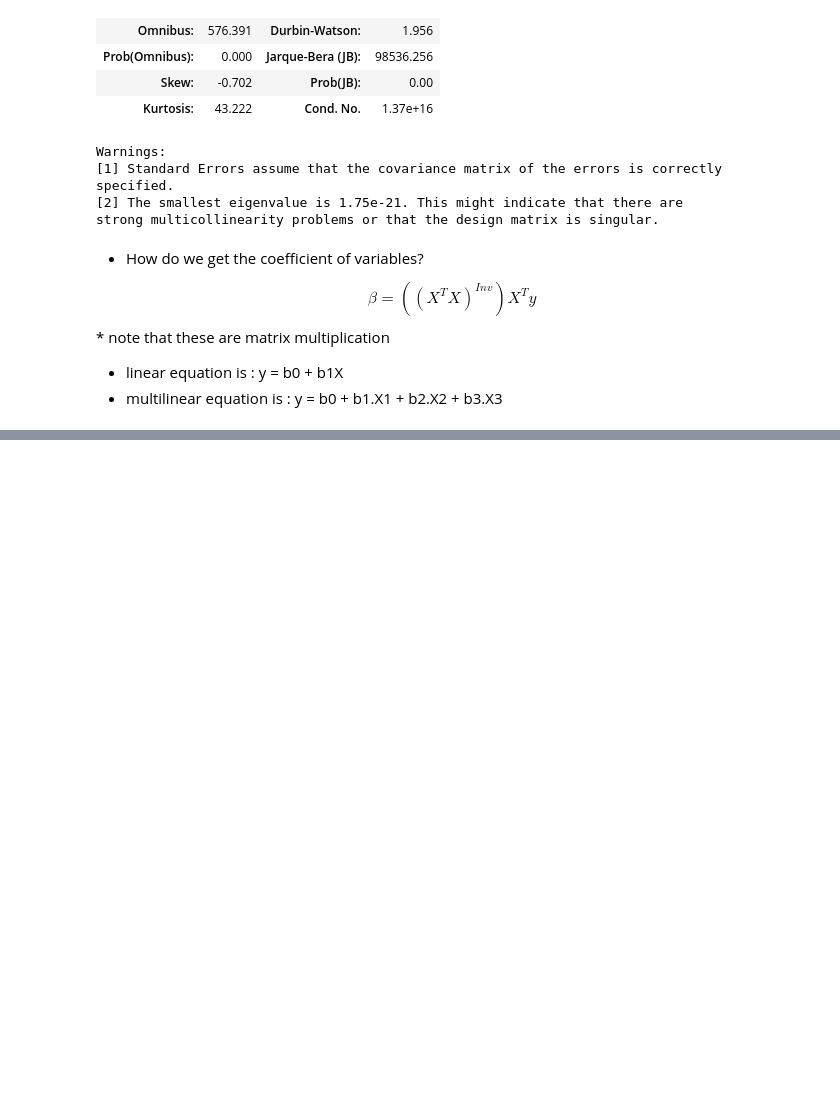
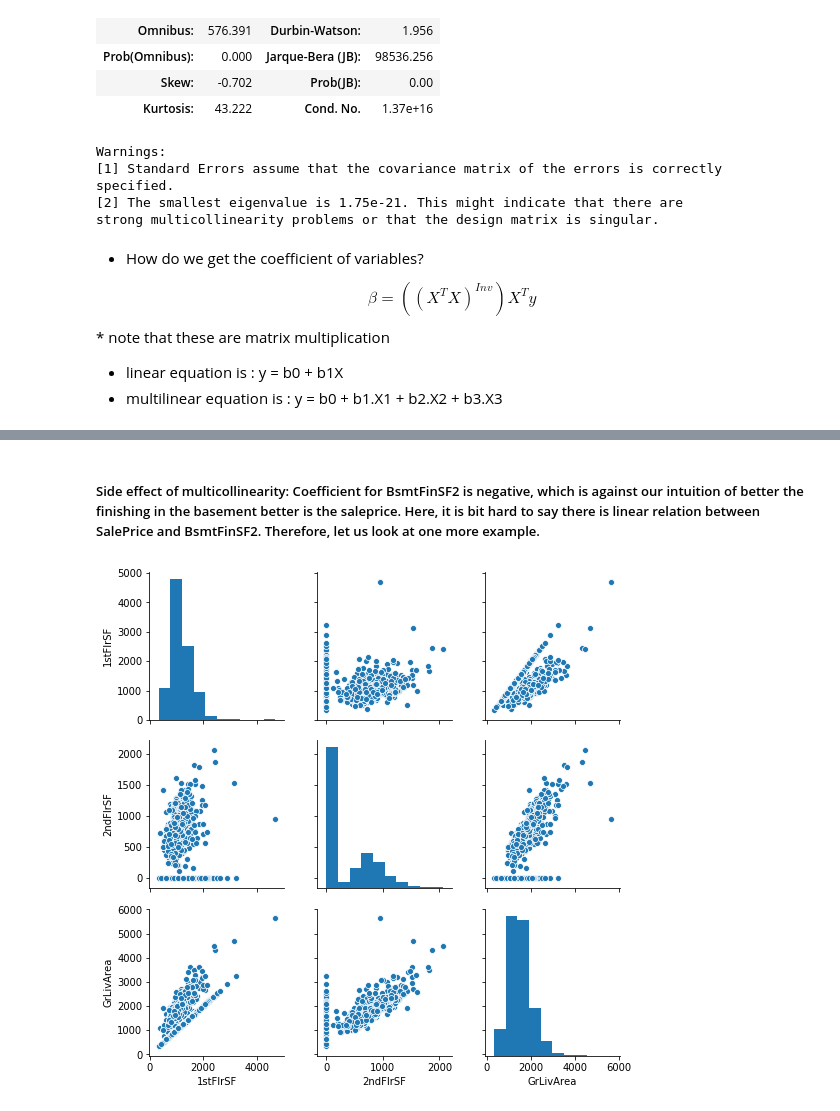
Before and after one commit to PadmarajBhat/DataAnalyst-1, a Jupyter notebook: Practical Statistics/Regression.ipynb, the cells around one changed output, grey strips where cells are left out. Cells and saved outputs as stored; diff of their text form; code cells hidden in the pictures; blank space fills up the shorter version.

```diff
--- a/Practical Statistics/Regression.ipynb
+++ b/Practical Statistics/Regression.ipynb
@@ -177,0 +219,6 @@ strong multicollinearity problems or that the design matrix is singular.
+# %% [markdown]
+##### Side effect of multicollinearity: Coefficient for BsmtFinSF2 is negative, which is against our intuition of better the finishing in the basement better is the saleprice.  Here, it is bit hard to say there is linear relation between SalePrice and BsmtFinSF2. Therefore, let us look at one more example.
+# %%
+sb.pairplot(df[['1stFlrSF','2ndFlrSF','GrLivArea']]);
+# %% [output]
+[figure, added]
```
Also changed, not shown: parts of 12 cells of this notebook.
